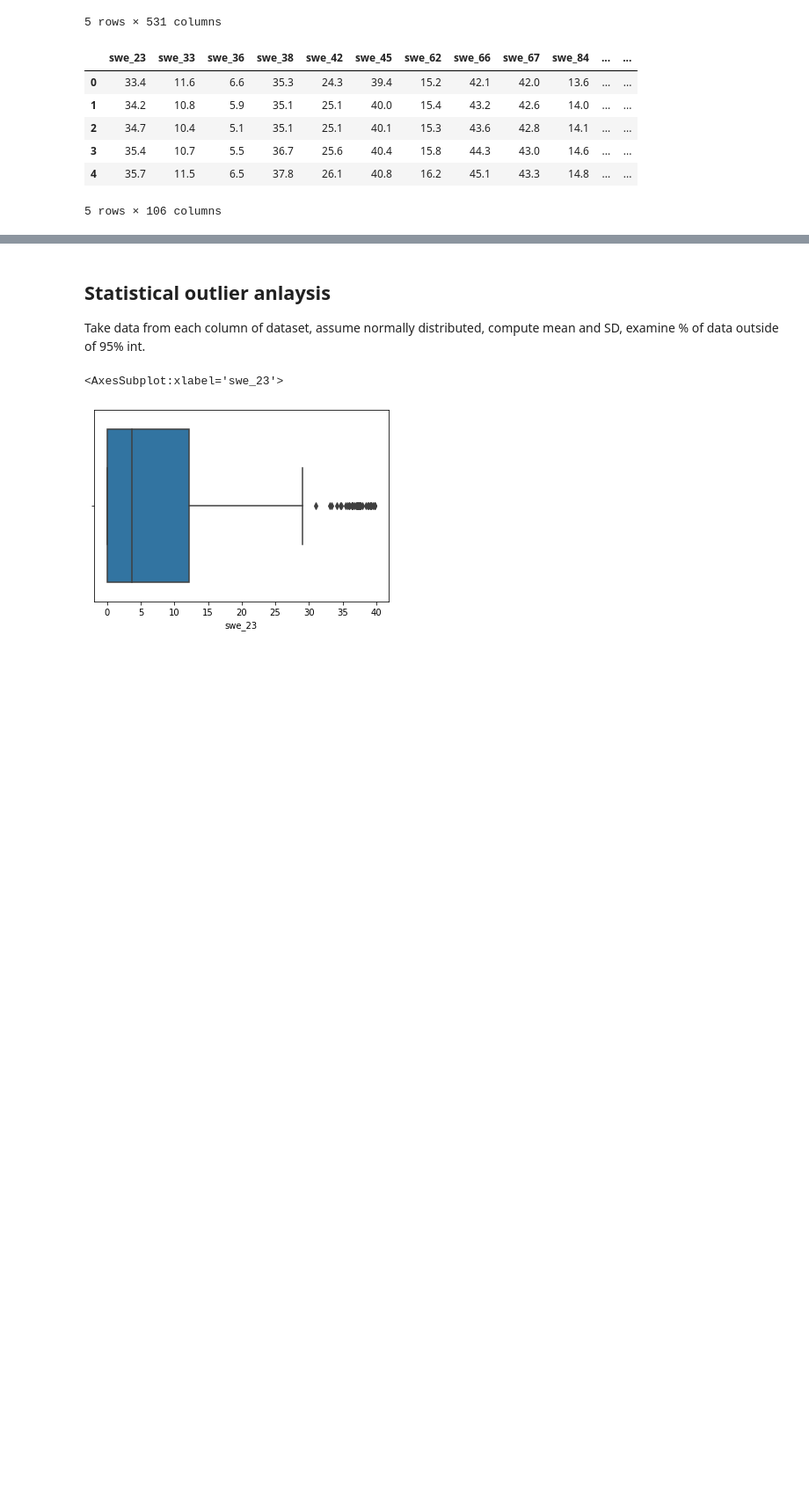
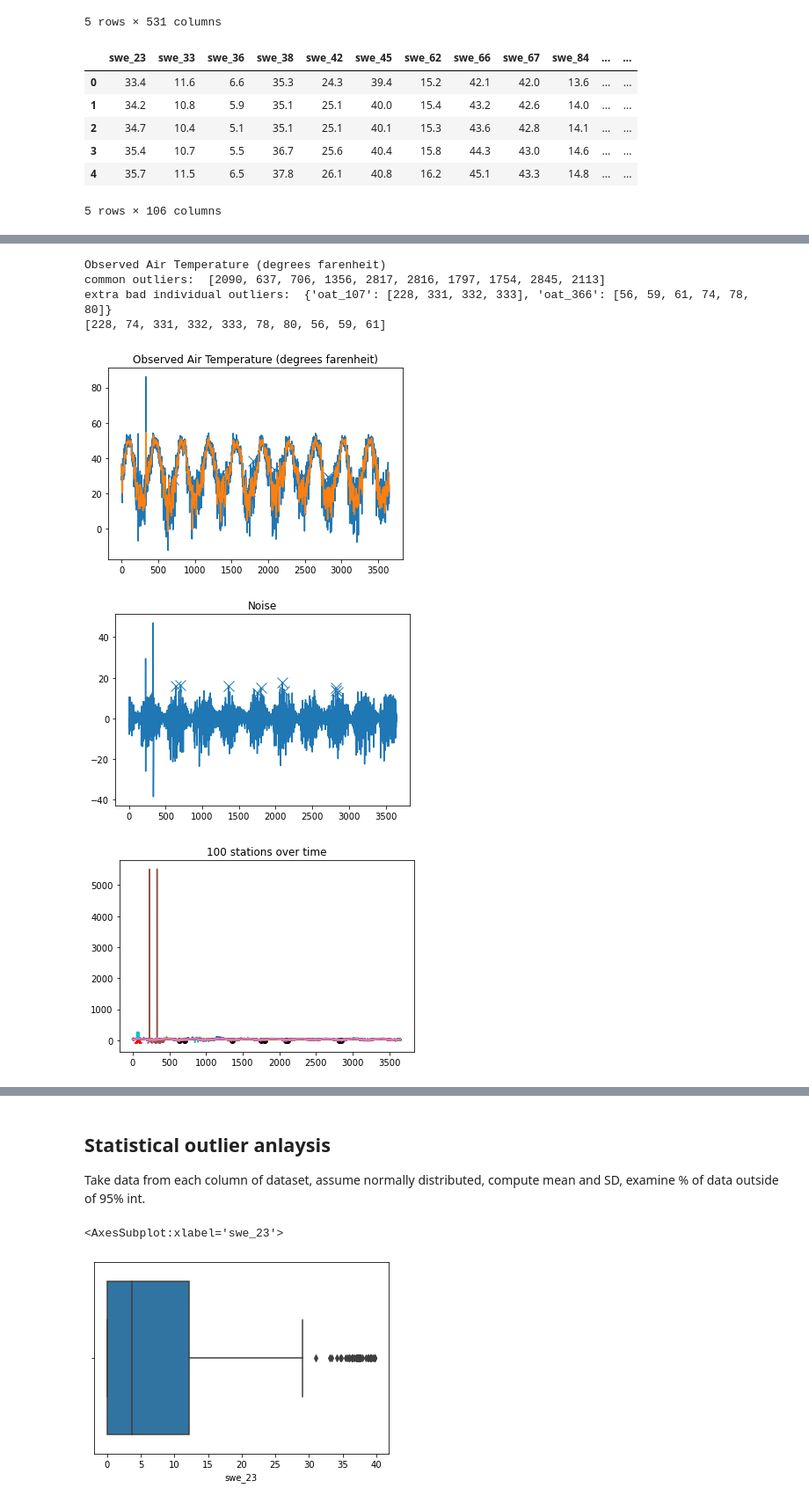
Before and after one commit to DSTG1/team-project, a Jupyter notebook: outliers.ipynb, the cells around one changed output, grey strips where cells are left out. Shown: that part at 88% size. Cells and saved outputs as stored; diff of their text form; code cells hidden in the pictures; blank space fills up the shorter version.

```diff
--- a/outliers.ipynb
+++ b/outliers.ipynb
@@ -157,0 +164,10 @@ outliers:  [16, 8, 2, 61, 40, 24, 105, 30, 49, 18]
+# %%
+oat_outliers = kitchen_sink('oat')
+# %% [output]
+Observed Air Temperature (degrees farenheit)
+common outliers:  [2090, 637, 706, 1356, 2817, 2816, 1797, 1754, 2845, 2113]
+extra bad individual outliers:  {'oat_107': [228, 331, 332, 333], 'oat_366': [56, 59, 61, 74, 78, 80]}
+[228, 74, 331, 332, 333, 78, 80, 56, 59, 61]
+[figure, added]
+[figure, added]
+[figure, added]
```
Also changed, not shown: parts of 12 cells of this notebook.
